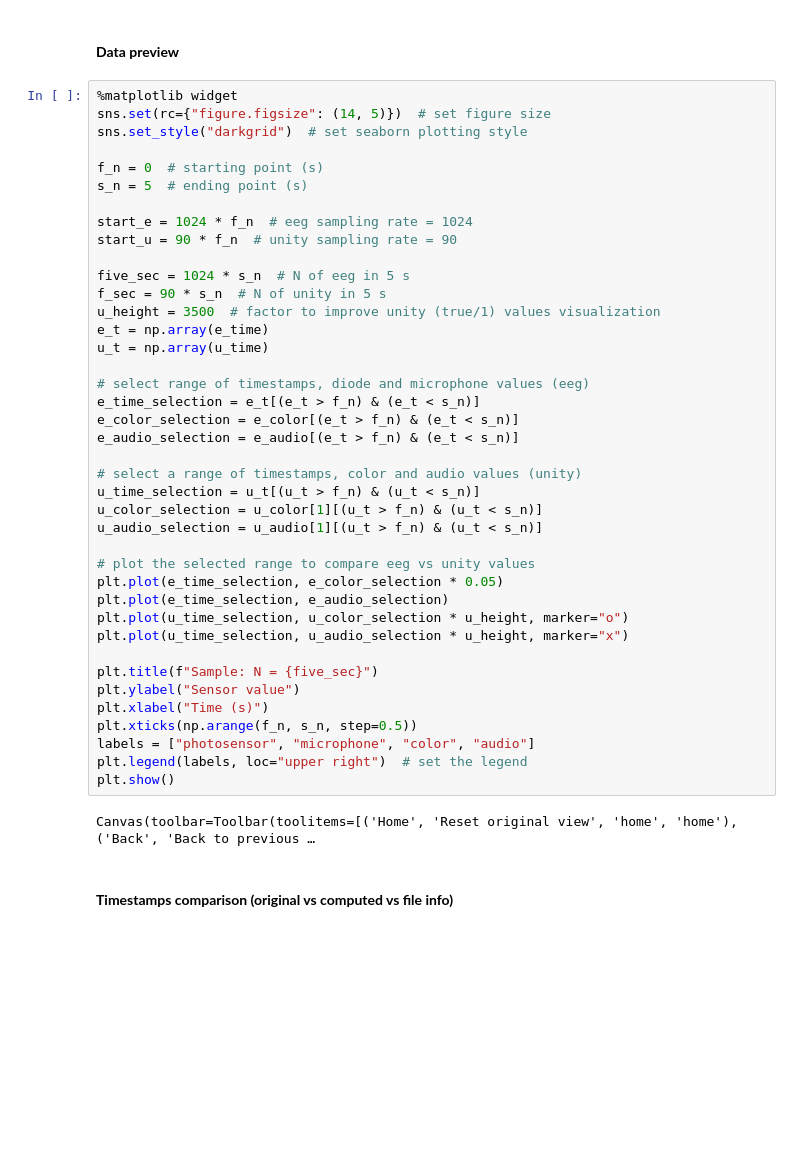
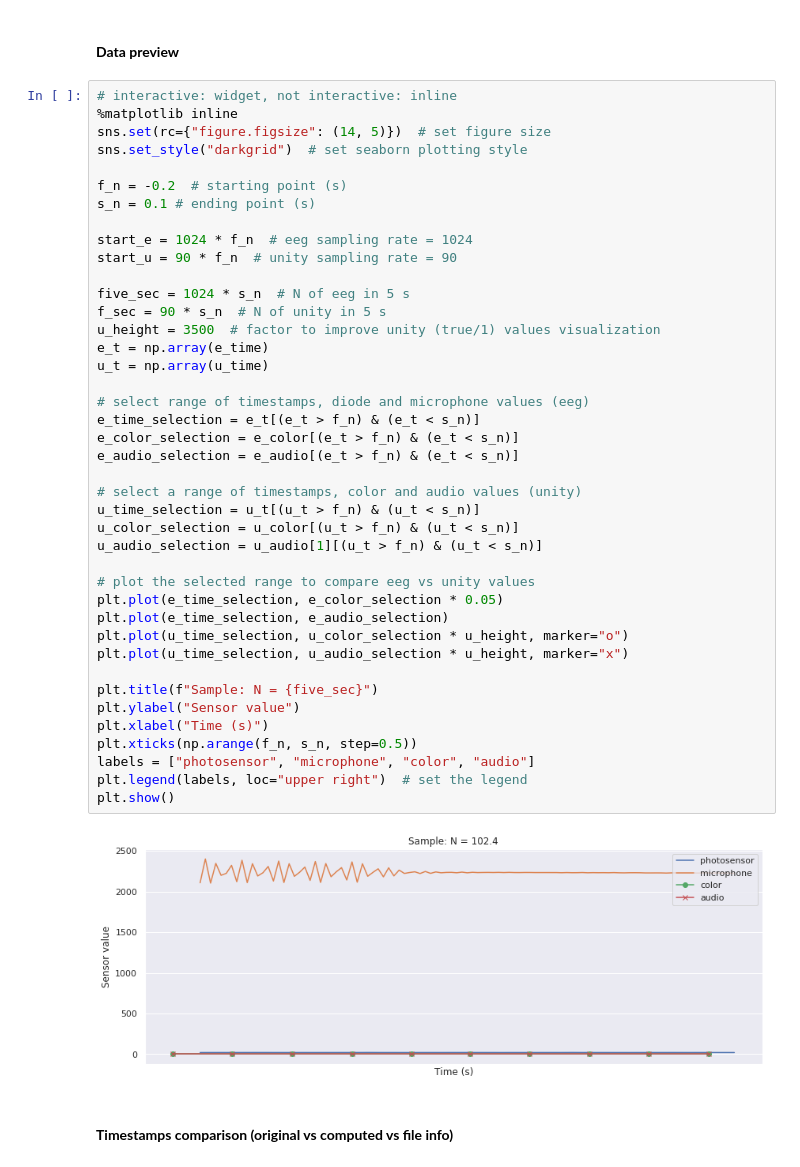
Before and after one commit to mvidaldp/lsl_latency_analysis, a Jupyter notebook: analysis.ipynb, the cells around one changed output. Cells and saved outputs as stored; diff of their text form; blank space fills up the shorter version.

```diff
--- a/analysis.ipynb
+++ b/analysis.ipynb
@@ -179,47 +181,48 @@ EEG data received first ✔
 # %% [markdown]
 #### __Data preview__
 # %%
-%matplotlib widget
+# interactive: widget, not interactive: inline
+%matplotlib inline
 sns.set(rc={"figure.figsize": (14, 5)})  # set figure size
 sns.set_style("darkgrid")  # set seaborn plotting style
 
-f_n = 0  # starting point (s)
-s_n = 5  # ending point (s)
+f_n = -0.2  # starting point (s)
+s_n = 0.1 # ending point (s)
 
 start_e = 1024 * f_n  # eeg sampling rate = 1024
 start_u = 90 * f_n  # unity sampling rate = 90
 
 five_sec = 1024 * s_n  # N of eeg in 5 s
 f_sec = 90 * s_n  # N of unity in 5 s
 u_height = 3500  # factor to improve unity (true/1) values visualization
 e_t = np.array(e_time)
 u_t = np.array(u_time)
 
 # select range of timestamps, diode and microphone values (eeg)
 e_time_selection = e_t[(e_t > f_n) & (e_t < s_n)]
 e_color_selection = e_color[(e_t > f_n) & (e_t < s_n)]
 e_audio_selection = e_audio[(e_t > f_n) & (e_t < s_n)]
 
 # select a range of timestamps, color and audio values (unity)
 u_time_selection = u_t[(u_t > f_n) & (u_t < s_n)]
-u_color_selection = u_color[1][(u_t > f_n) & (u_t < s_n)]
+u_color_selection = u_color[(u_t > f_n) & (u_t < s_n)]
 u_audio_selection = u_audio[1][(u_t > f_n) & (u_t < s_n)]
 
 # plot the selected range to compare eeg vs unity values
 plt.plot(e_time_selection, e_color_selection * 0.05)
 plt.plot(e_time_selection, e_audio_selection)
 plt.plot(u_time_selection, u_color_selection * u_height, marker="o")
 plt.plot(u_time_selection, u_audio_selection * u_height, marker="x")
 
 plt.title(f"Sample: N = {five_sec}")
 plt.ylabel("Sensor value")
 plt.xlabel("Time (s)")
 plt.xticks(np.arange(f_n, s_n, step=0.5))
 labels = ["photosensor", "microphone", "color", "audio"]
 plt.legend(labels, loc="upper right")  # set the legend
 plt.show()
 # %% [output]
-Canvas(toolbar=Toolbar(toolitems=[('Home', 'Reset original view', 'home', 'home'), ('Back', 'Back to previous …
+[figure, added]
 # %% [markdown]
 #### __Timestamps comparison (original vs computed vs file info)__
 # %%
```
Also changed, not shown: parts of 16 cells of this notebook.
